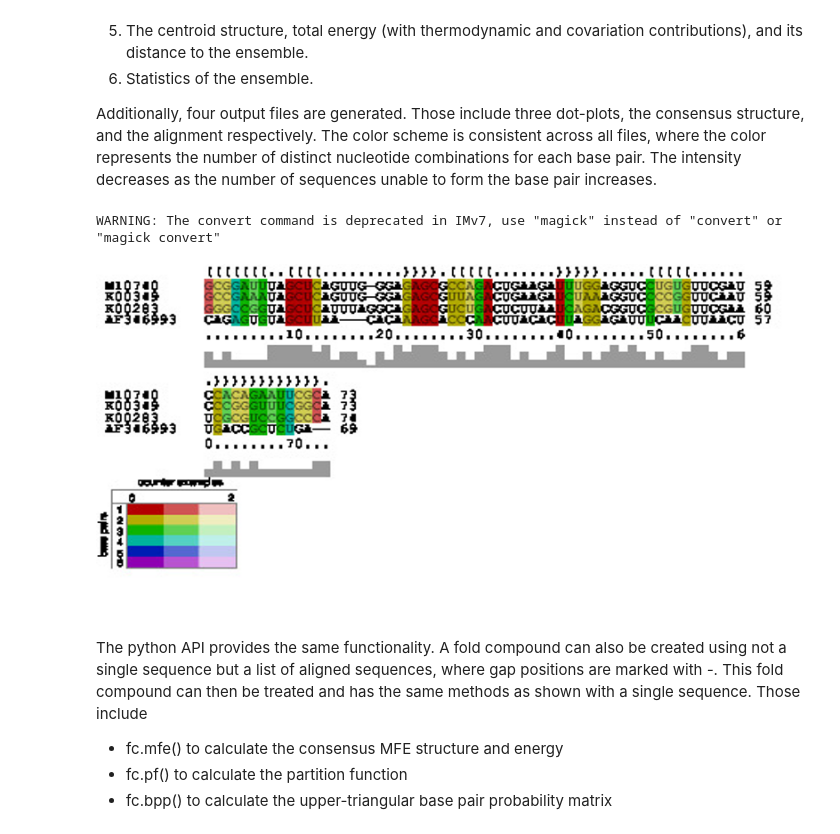
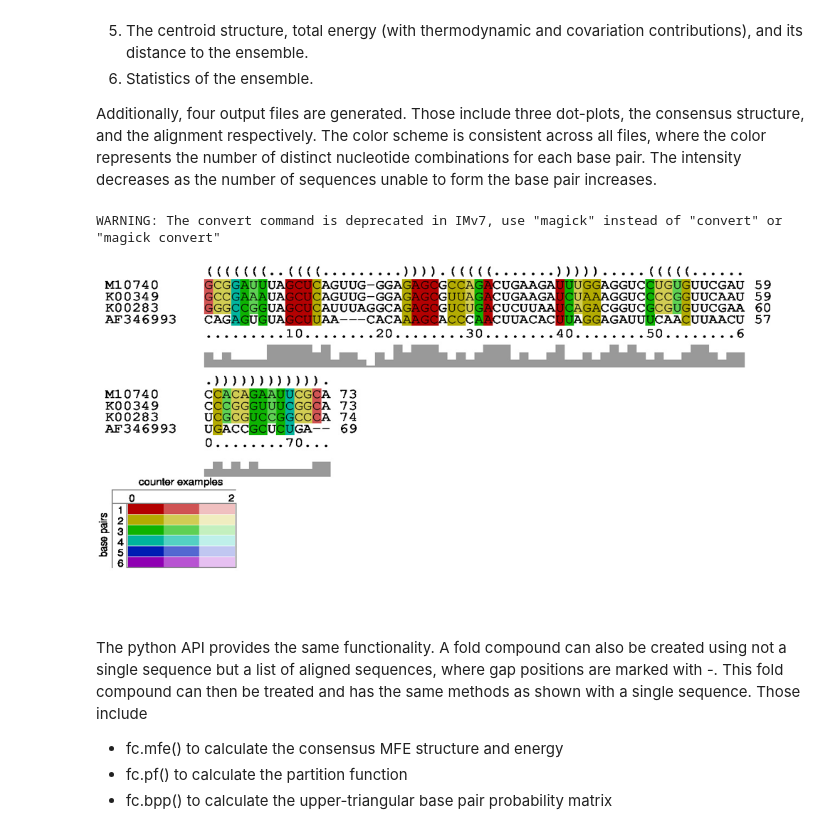
Before and after one commit to ViennaRNA/ViennaRNA-Tutorial, a Jupyter notebook: 1_ViennaRNA_Introduction.ipynb, the cells around one changed output. Drawn from its saved outputs; the diff is of its cells as text; code cells hidden in the pictures.

```diff
--- a/1_ViennaRNA_Introduction.ipynb
+++ b/1_ViennaRNA_Introduction.ipynb
@@ -773,11 +774,11 @@ The output written to **stdout** is divided into seven lines:
 
 Additionally, four output files are generated. Those include three dot-plots, the consensus structure, and the alignment respectively. The color scheme is consistent across all files, where the color represents the number of distinct nucleotide combinations for each base pair. The intensity decreases as the number of sequences unable to form the base pair increases.
 # %%
-!convert aln.ps aln.jpg
-Image.open('aln.jpg').resize((800, 400))
+!convert -density 200 aln.ps aln.jpg
+Image.open('aln.jpg').resize((1000, 500))
 # %% [output]
 WARNING: The convert command is deprecated in IMv7, use "magick" instead of "convert" or "magick convert"
-[figure, old version]
+[figure, new version]
 # %% [markdown]
 The python API provides the same functionality. A fold compound can also be created using not a single sequence but a list of aligned sequences, where gap positions are marked with *-*. This fold compound can then be treated and has the same methods as shown with a single sequence. Those include
 
```
Also changed, not shown: parts of 11 cells of this notebook.
